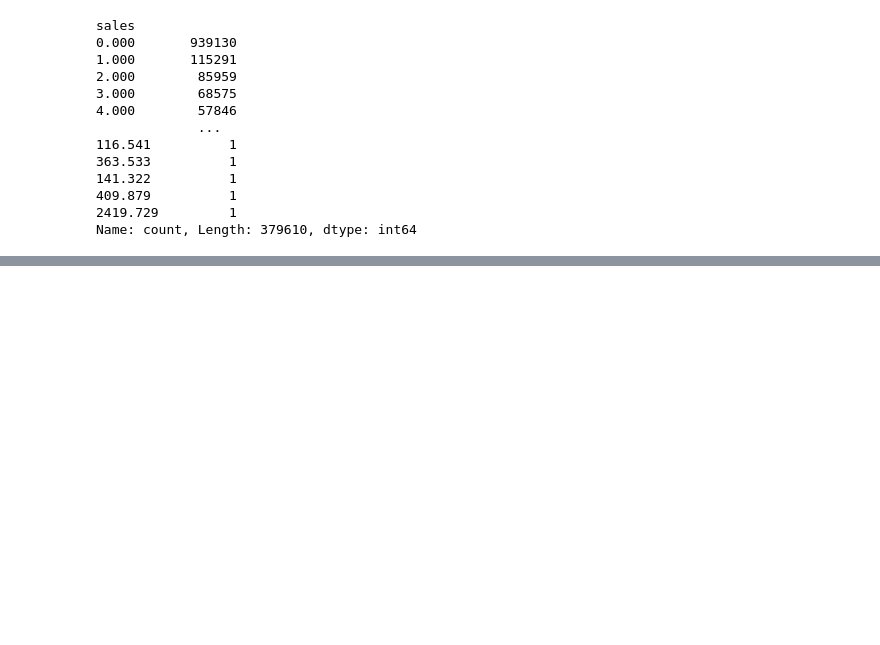
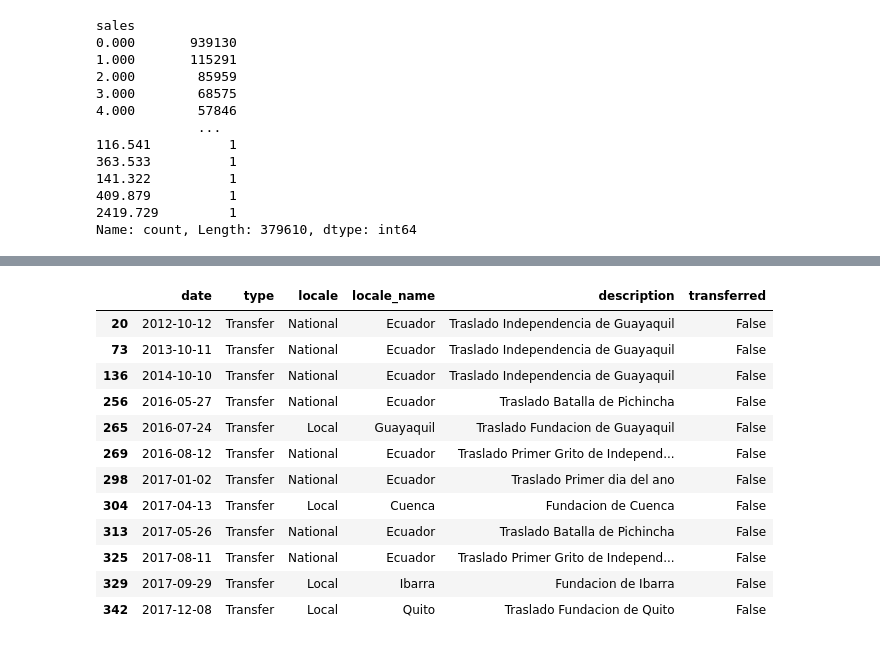
Before and after one commit to PARTHIBAN-007/Kaggle, a Jupyter notebook: Time series Analysis.ipynb, the cells around one changed output, grey strips where cells are left out. Cells and saved outputs as stored; diff of their text form; code cells hidden in the pictures; blank space fills up the shorter version.

```diff
--- a/Time series Analysis.ipynb
+++ b/Time series Analysis.ipynb
@@ -176,0 +218,16 @@ Name: count, Length: 379610, dtype: int64
+# %%
+holiday_df[holiday_df['type']=="Transfer"]
+# %% [output]
+|  | date | type | locale | locale_name | description | transferred |
+| 20 | 2012-10-12 | Transfer | National | Ecuador | Traslado Independencia de Guayaquil | False |
+| 73 | 2013-10-11 | Transfer | National | Ecuador | Traslado Independencia de Guayaquil | False |
+| 136 | 2014-10-10 | Transfer | National | Ecuador | Traslado Independencia de Guayaquil | False |
+| 256 | 2016-05-27 | Transfer | National | Ecuador | Traslado Batalla de Pichincha | False |
+| 265 | 2016-07-24 | Transfer | Local | Guayaquil | Traslado Fundacion de Guayaquil | False |
+| 269 | 2016-08-12 | Transfer | National | Ecuador | Traslado Primer Grito de Independ... | False |
+| 298 | 2017-01-02 | Transfer | National | Ecuador | Traslado Primer dia del ano | False |
+| 304 | 2017-04-13 | Transfer | Local | Cuenca | Fundacion de Cuenca | False |
+| 313 | 2017-05-26 | Transfer | National | Ecuador | Traslado Batalla de Pichincha | False |
+| 325 | 2017-08-11 | Transfer | National | Ecuador | Traslado Primer Grito de Independ... | False |
+| 329 | 2017-09-29 | Transfer | Local | Ibarra | Fundacion de Ibarra | False |
+| 342 | 2017-12-08 | Transfer | Local | Quito | Traslado Fundacion de Quito | False |
```
Also changed, not shown: parts of 28 cells of this notebook.
